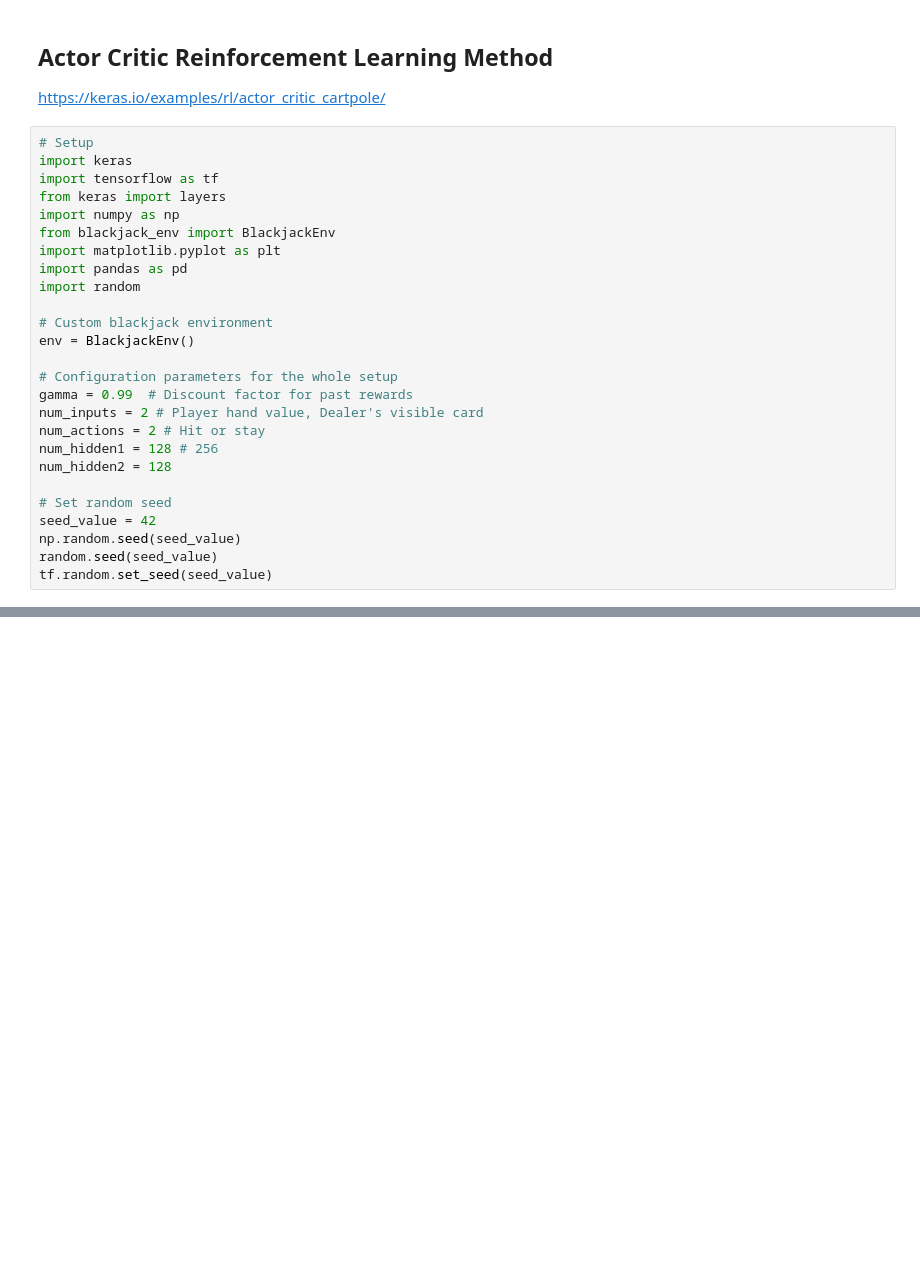
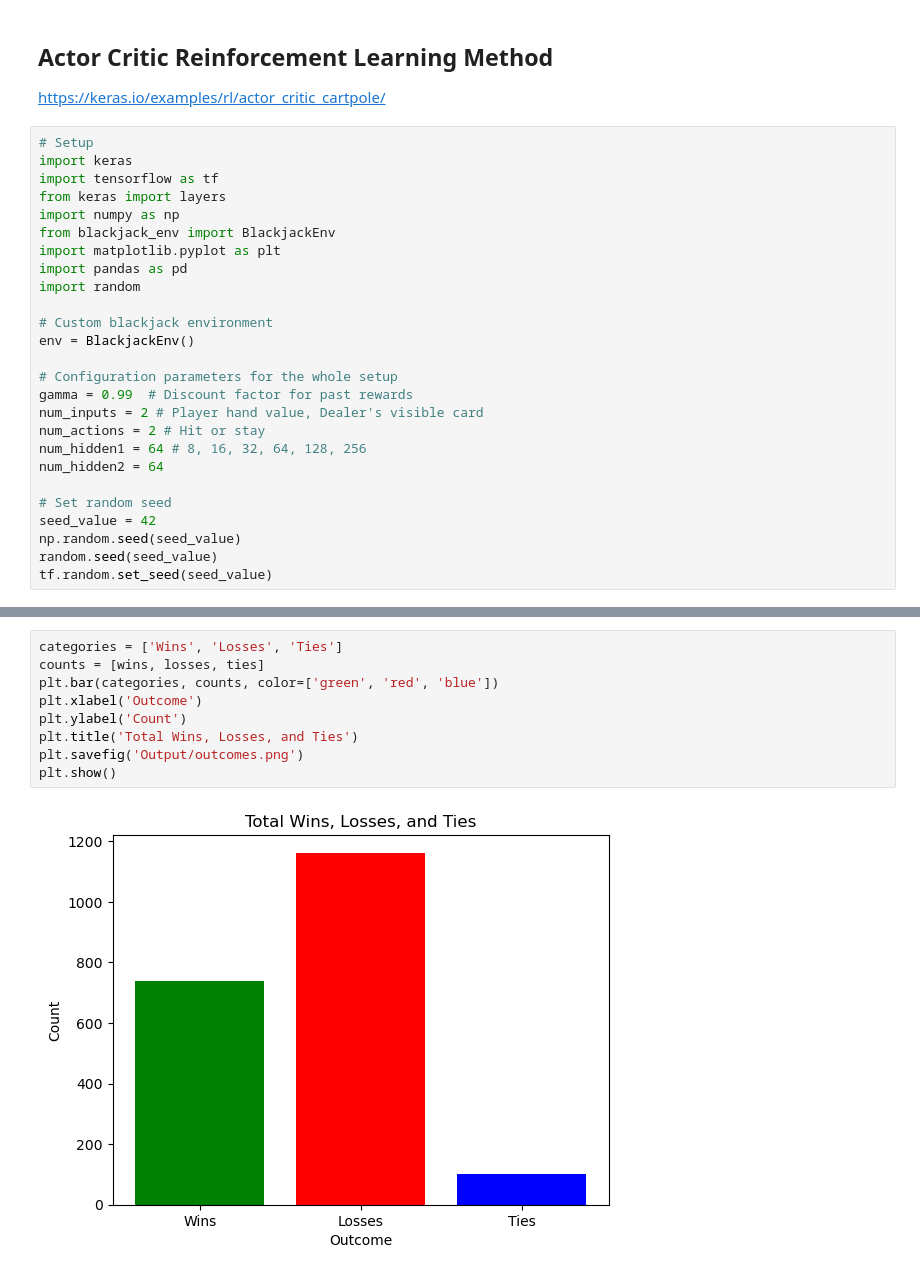
Before and after one commit to Clarissa-N/Project-4-AI-Blackjack, a Jupyter notebook: Blackjack/blackjack_ac_rl.ipynb, the cells around one changed output, grey strips where cells are left out. Cells and saved outputs as stored; diff of their text form; blank space fills up the shorter version.

```diff
--- a/Blackjack/blackjack_ac_rl.ipynb
+++ b/Blackjack/blackjack_ac_rl.ipynb
@@ -19,8 +19,8 @@ env = BlackjackEnv()
 gamma = 0.99  # Discount factor for past rewards
 num_inputs = 2 # Player hand value, Dealer's visible card
 num_actions = 2 # Hit or stay
-num_hidden1 = 128 # 256
-num_hidden2 = 128
+num_hidden1 = 64 # 8, 16, 32, 64, 128, 256
+num_hidden2 = 64
 
 # Set random seed
 seed_value = 42
@@ -271,0 +299,11 @@ plt.show()
+# %%
+categories = ['Wins', 'Losses', 'Ties']
+counts = [wins, losses, ties]
+plt.bar(categories, counts, color=['green', 'red', 'blue'])
+plt.xlabel('Outcome')
+plt.ylabel('Count')
+plt.title('Total Wins, Losses, and Ties')
+plt.savefig('Output/outcomes.png')
+plt.show()
+# %% [output]
+[figure, added]
```
Also changed, not shown: parts of 9 cells of this notebook, 7 other files.
